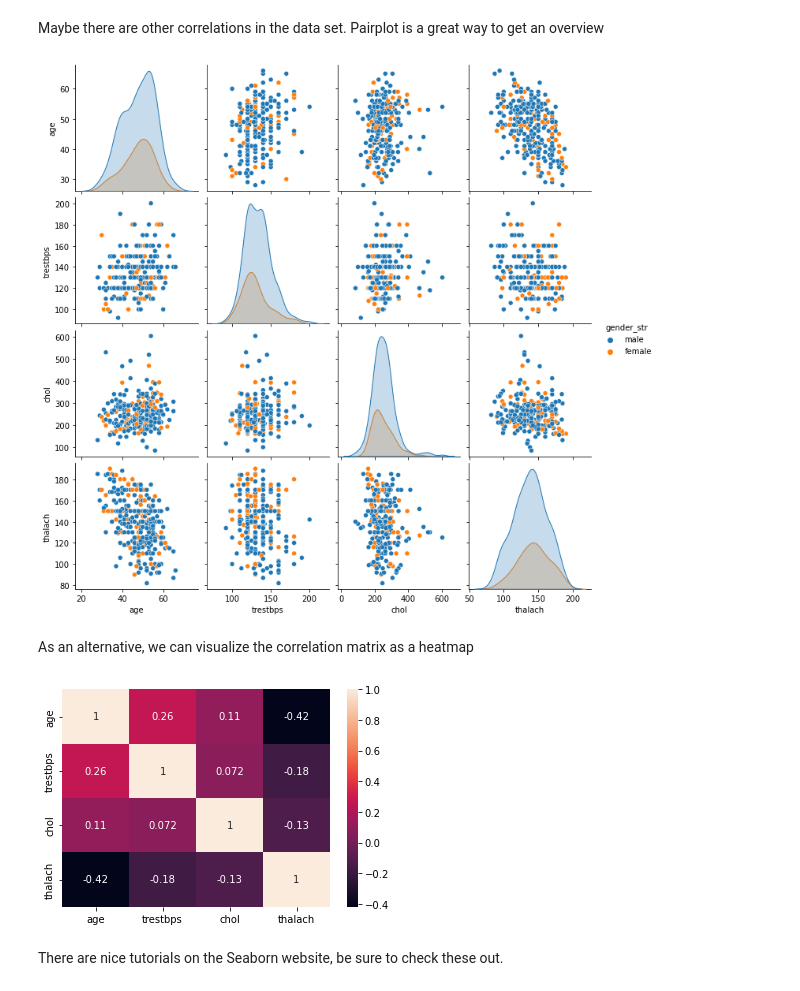
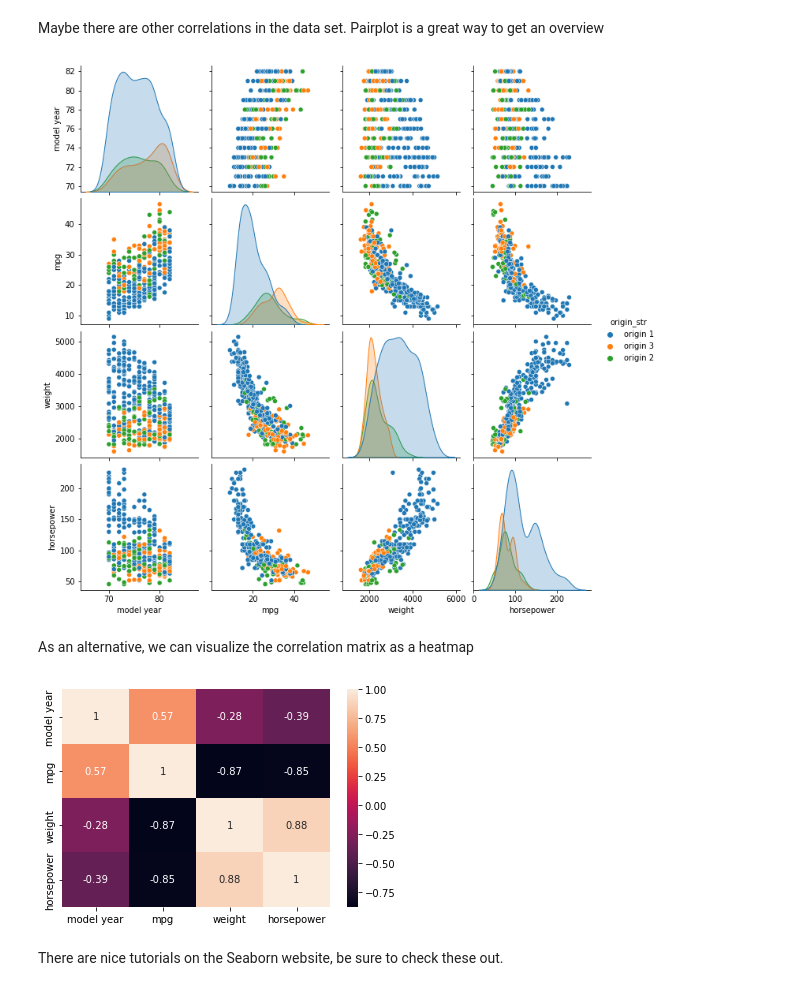
Before and after one commit to ENSF611/lab0-data-and-visualization-review-WillKNguyen, a Jupyter notebook: ml-lab0-master/lab0-visualization-auto_mpg.ipynb, the cells around one changed output. Saved outputs shown, nothing was run; the diff lists cells and outputs as text; code cells hidden in the pictures.

Commit message:
updated the rest of the visualization notebook with the auto-mpg data

```diff
--- a/ml-lab0-master/lab0-visualization-auto_mpg.ipynb
+++ b/ml-lab0-master/lab0-visualization-auto_mpg.ipynb
@@ -219,6 +219,6 @@ sns.boxplot(x='gender', y='age', data=data);
 Let's re-create the scatter plot to see if age and blood pressure are correlated by gender.
 
 To make the legend show strings we will create a gender string column with female and male strings rather than 0 and 1.
-# %%
-data['gender_str'] = data['gender'].replace([0, 1], ['female', 'male'])
+# %%
+data['origin_str'] = data['origin'].replace([1,2,3], ['origin 1', 'origin 2', 'origin 3'])
 # %%
@@ -234,15 +234,15 @@ ax = sns.lmplot(x='age', y='trestbps', data=data, hue='gender_str')
 # %% [markdown]
 Maybe there are other correlations in the data set. Pairplot is a great way to get an overview
 # %%
-sns.pairplot(data, vars=['age', 'trestbps', 'chol', 'thalach'], hue='gender_str');
+sns.pairplot(data, vars=['model year', 'mpg', 'weight', 'horsepower'], hue='origin_str');
 # %% [output]
-[figure, old version]
+[figure, new version]
 # %% [markdown]
 As an alternative, we can visualize the correlation matrix as a heatmap
 # %%
-g = sns.heatmap(data[['age', 'trestbps', 'chol', 'thalach']].corr(method='spearman'),
+g = sns.heatmap(data[['model year', 'mpg', 'weight', 'horsepower']].corr(method='spearman'),
             annot=True)
 # %% [output]
-[figure, old version]
+[figure, new version]
 # %% [markdown]
 There are nice tutorials on the Seaborn website, be sure to check these out.
```
Also changed, not shown: parts of 3 cells of this notebook.
